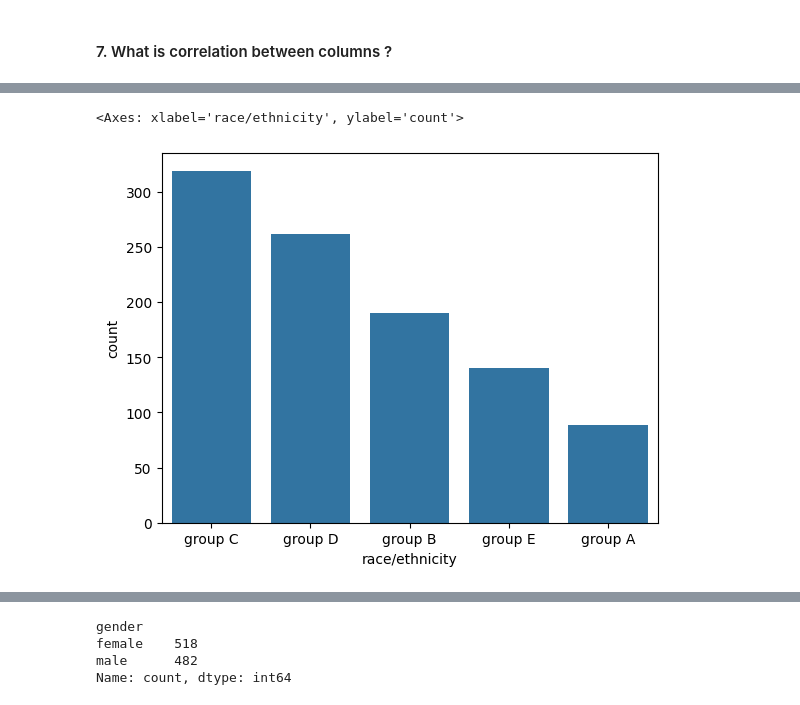
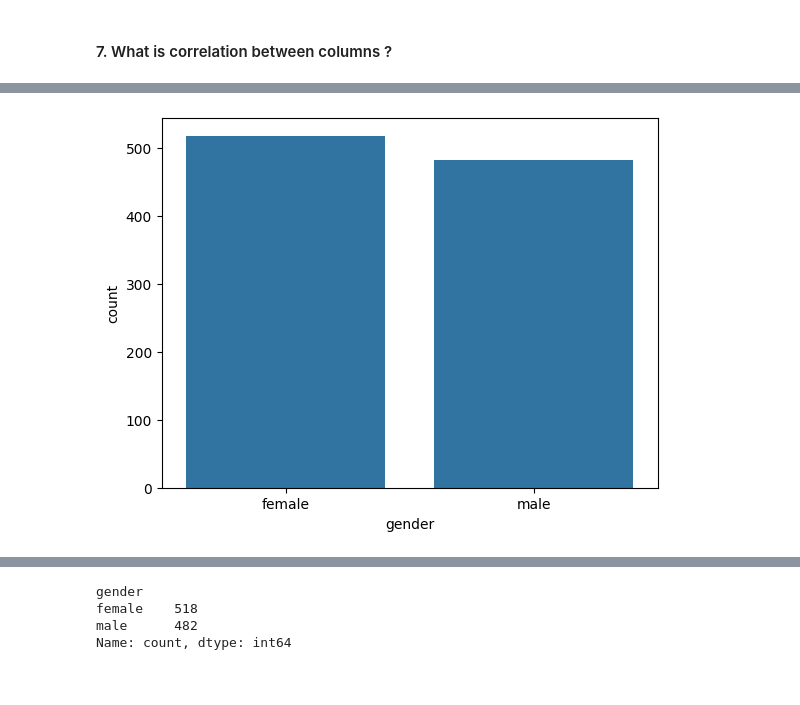
Before and after one commit to sbccas/data-analytics-using-python, a Jupyter notebook: 2_Lecture_Notes/Unit1_Fundamentals_of_Data_Analytics.ipynb, the cells around one changed output, grey strips where cells are left out. Saved outputs shown, nothing was run; the diff lists cells and outputs as text; code cells hidden in the pictures.

```diff
--- a/2_Lecture_Notes/Unit1_Fundamentals_of_Data_Analytics.ipynb
+++ b/2_Lecture_Notes/Unit1_Fundamentals_of_Data_Analytics.ipynb
@@ -424,6 +429,8 @@ Name: count, dtype: int64
 # %%
 # Bar chart for categorical data
-sns.barplot(stud['race/ethnicity'].value_counts())
+sns.barplot(stud['gender'].value_counts())
+plt.show()
+
+# Now try on more categorical columns in stud and tita datasets
 # %% [output]
-<Axes: xlabel='race/ethnicity', ylabel='count'>
-[figure, old version]
+[figure, new version]
```
Also changed, not shown: parts of 15 cells of this notebook, 1 other file.
